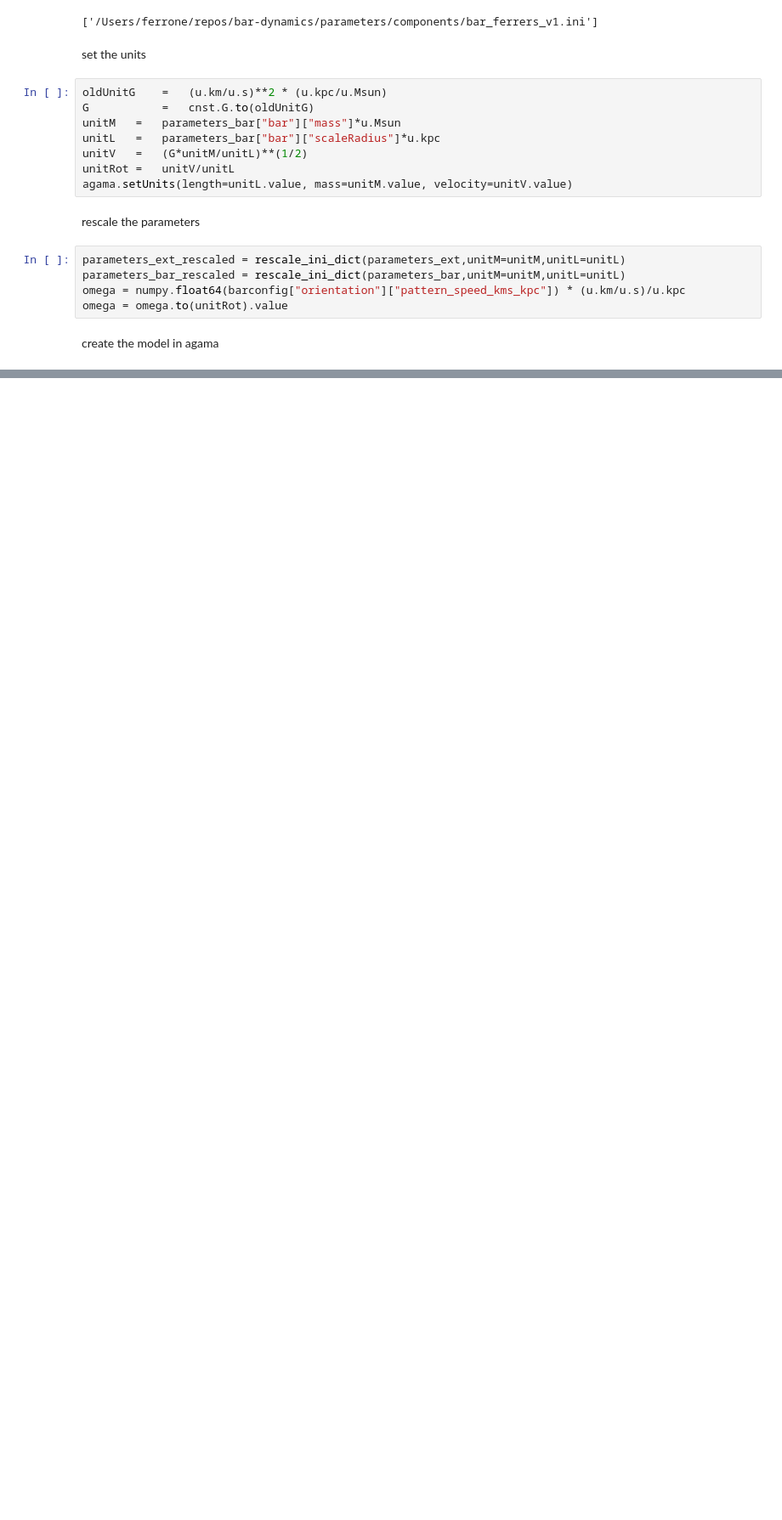
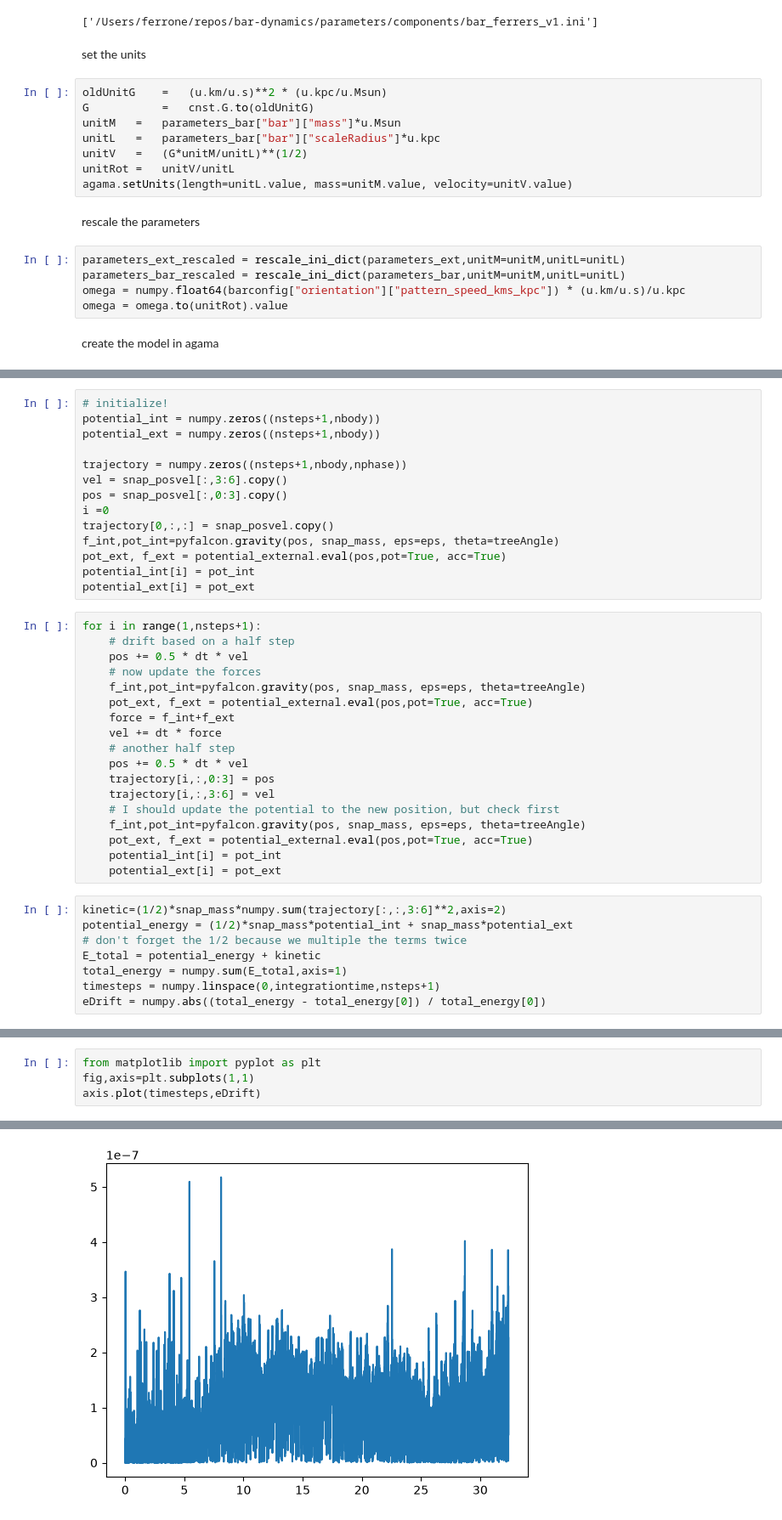
Before and after one commit to salvatore-ferrone/bar-dynamics, a Jupyter notebook: experiments/schwatrzchild_ferrers_bar/scrap.ipynb, the cells around one changed output, grey strips where cells are left out. Shown at 85% size. Cells and saved outputs as stored; diff of their text form; blank space fills up the shorter version.

```diff
--- a/experiments/schwatrzchild_ferrers_bar/scrap.ipynb
+++ b/experiments/schwatrzchild_ferrers_bar/scrap.ipynb
@@ -154,0 +122,40 @@ print(virial_ratio)
+# %%
+# initialize!
+potential_int = numpy.zeros((nsteps+1,nbody))
+potential_ext = numpy.zeros((nsteps+1,nbody))
+
+trajectory = numpy.zeros((nsteps+1,nbody,nphase))
+vel = snap_posvel[:,3:6].copy()
+pos = snap_posvel[:,0:3].copy()
+i =0
+trajectory[0,:,:] = snap_posvel.copy()
+f_int,pot_int=pyfalcon.gravity(pos, snap_mass, eps=eps, theta=treeAngle)
+pot_ext, f_ext = potential_external.eval(pos,pot=True, acc=True)
+potential_int[i] = pot_int
+potential_ext[i] = pot_ext
+# %%
+for i in range(1,nsteps+1):
+    # drift based on a half step
+    pos += 0.5 * dt * vel
+    # now update the forces
+    f_int,pot_int=pyfalcon.gravity(pos, snap_mass, eps=eps, theta=treeAngle)
+    pot_ext, f_ext = potential_external.eval(pos,pot=True, acc=True)
+    force = f_int+f_ext
+    vel += dt * force
+    # another half step
+    pos += 0.5 * dt * vel
+    trajectory[i,:,0:3] = pos
+    trajectory[i,:,3:6] = vel
+    # I should update the potential to the new position, but check first
+    f_int,pot_int=pyfalcon.gravity(pos, snap_mass, eps=eps, theta=treeAngle)
+    pot_ext, f_ext = potential_external.eval(pos,pot=True, acc=True)
+    potential_int[i] = pot_int
+    potential_ext[i] = pot_ext
+# %%
+kinetic=(1/2)*snap_mass*numpy.sum(trajectory[:,:,3:6]**2,axis=2)
+potential_energy = (1/2)*snap_mass*potential_int + snap_mass*potential_ext
+# don't forget the 1/2 because we multiple the terms twice
+E_total = potential_energy + kinetic
+total_energy = numpy.sum(E_total,axis=1)
+timesteps = numpy.linspace(0,integrationtime,nsteps+1)
+eDrift = numpy.abs((total_energy - total_energy[0]) / total_energy[0])
@@ -154,0 +168,5 @@ print(virial_ratio)
+# %%
+from matplotlib import pyplot as plt
+fig,axis=plt.subplots(1,1)
+axis.plot(timesteps,eDrift)
+# %% [output]
@@ -154,0 +174 @@ print(virial_ratio)
+[figure, added]
```
Also changed, not shown: parts of 27 cells of this notebook.
